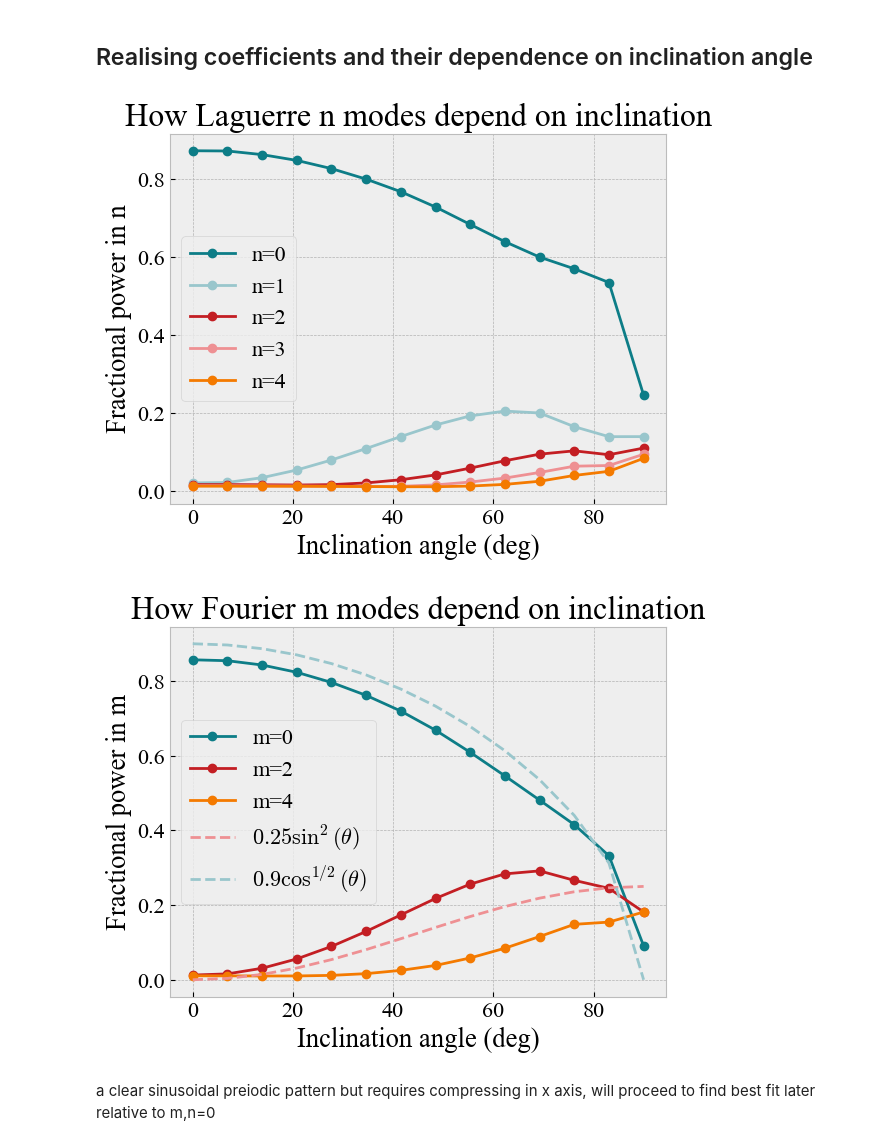
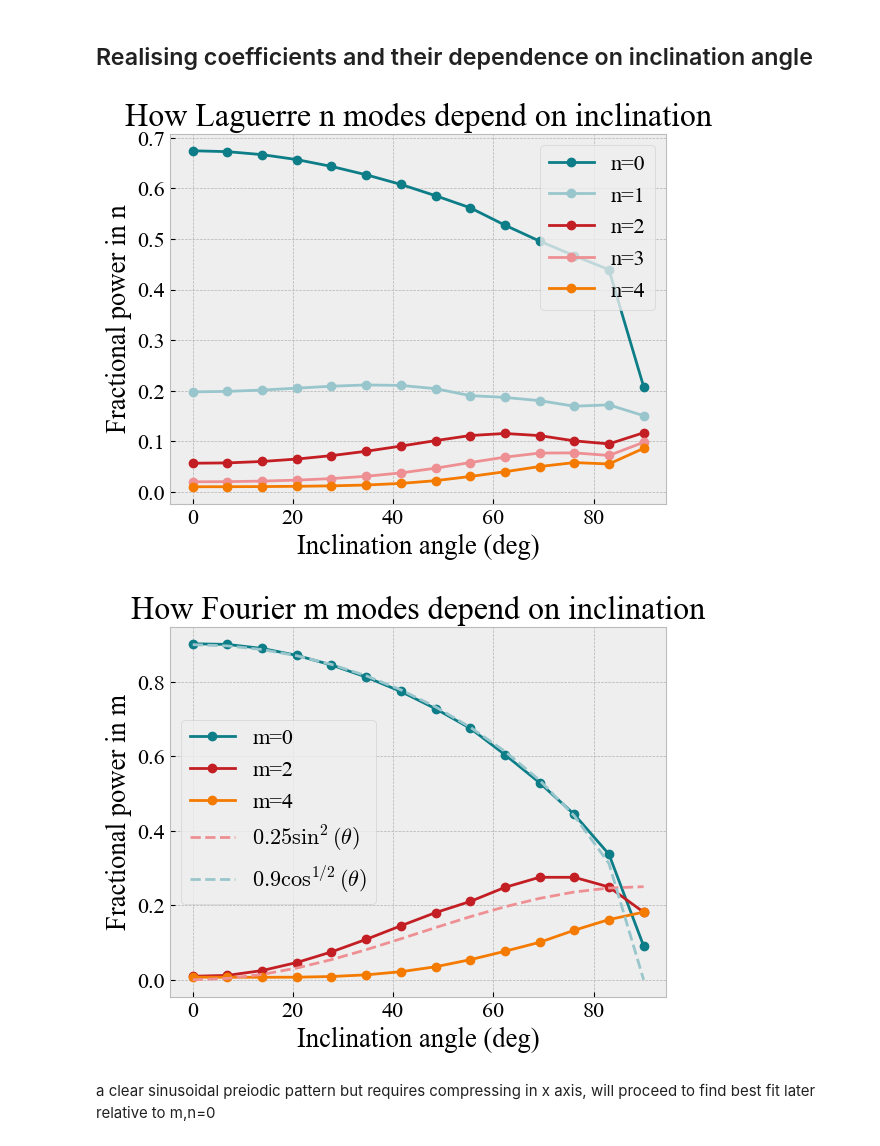
Before and after one commit to michael-petersen/GalaxyIncIinations, a Jupyter notebook: SimulatedGalaxiesAndExpansions.ipynb, the cells around one changed output. Drawn from its saved outputs; the diff is of its cells as text; code cells hidden in the pictures.

```diff
--- a/SimulatedGalaxiesAndExpansions.ipynb
+++ b/SimulatedGalaxiesAndExpansions.ipynb
@@ -129,7 +129,7 @@ plt.show() """
 # %%
 
 noise = 0.5
-inclinationvalue = 70.
+inclinationvalue = 40.
 
 D = DiscGalaxy(N=N, a=a)
 D.rotate_disc(inclinationvalue, 0, 0)
@@ -140,8 +140,8 @@ x_edges, y_edges = D.x_edges, D.y_edges
 
 #Finding the best expansion coefficients
 # We will try different mmax and nmax values to find the best fit to the original
-m_values = range(1, 5, 1) #vary m and n ranges to find the best fit
-n_values = range(1, 5, 1)
+m_values = range(1, 10, 1) #vary m and n ranges to find the best fit
+n_values = range(1, 10, 1)
 errors = []
 best_error = np.inf
 best_config = None
@@ -245,6 +245,10 @@ with h5py.File("example_galaxy.hdf5", "a") as f:
 #print(E.coscoefs)
 #print(E.sincoefs)
 
+rmax = 11.
+nbins = 512
+mmax = 10
+nmax = 10
 # Inclination angles to test, period of 90 degrees, 90 itself results in a fully inclined disc
 inclinations = [0, 30, 60, 85]
 
@@ -255,7 +259,7 @@ for idx, inc in enumerate(inclinations):
     D = DiscGalaxy(N=N, a=a)
     D.rotate_disc(inc, 0, 0)
     D.generate_image(rmax=rmax, nbins=nbins, noiselevel=0.)
-    E = D.make_pointexpansion(mmax, nmax, a)
+    E = D.make_pointexpansion(mmax, nmax, a*1.5)
 
     # Compute magnitude of coefficients
     coef_mag = np.sqrt(E.coscoefs**2 + E.sincoefs**2)
@@ -277,7 +281,7 @@ for inc in inclinations:
     D = DiscGalaxy(N=N, a=a)
     D.rotate_disc(inc, 0, 0)
     D.generate_image(rmax=rmax, nbins=nbins, noiselevel=0.)
-    E = D.make_pointexpansion(mmax, nmax, a)
+    E = D.make_pointexpansion(mmax, nmax, a*1.5)
 
     coef_mag = np.sqrt(E.coscoefs**2 + E.sincoefs**2)
     m_power = np.sum(coef_mag, axis=1)
@@ -303,35 +307,35 @@ for n in range(0,5,1):
     plt.plot(theta_deg,
              [r["fracn_power"][n] for r in results],
              marker='o', label=f"n={n}", color=colormap[n])
 
 # Overplot trigonometric functions
 """ plt.plot(theta_deg, 0.1*np.sin(theta_rad), '--', label=r'$0.1\sin(\theta)$')
 plt.plot(theta_deg, 0.1*np.sin(theta_rad)**2, '--', label=r'$0.1\sin^2(\theta)$')
 plt.plot(theta_deg, 0.65*np.cos(theta_rad)**2, '--', label=r'$0.65\cos^2(\theta)$')
 plt.plot(theta_deg, 0.65*np.cos(theta_rad), '--', label=r'$0.65\cos(\theta)$')
  """
 plt.xlabel("Inclination angle (deg)")
 plt.ylabel("Fractional power in n")
 plt.legend()
 plt.title("How Laguerre n modes depend on inclination")
 plt.show()
 
 for m in range(0,5,2):
     plt.plot(theta_deg,
              [r["fracm_power"][m] for r in results],
              marker='o', label=f"m={m}", color=colormap[m])
 
 # Overplot trigonometric functions
 plt.plot(theta_deg, 0.25*np.sin(theta_rad)**2, '--', label=r'$0.25\sin^2(\theta)$', color='#ee9093')
 plt.plot(theta_deg, 0.9*np.cos(theta_rad)**(1/2), '--', label=r'$0.9\cos^{1/2}(\theta)$', color='#99c6cc')
 plt.xlabel("Inclination angle (deg)")
 plt.ylabel("Fractional power in m")
 plt.legend()
 plt.title("How Fourier m modes depend on inclination")
 plt.show()
 # %% [output]
-[figure, old version]
+[figure, new version]
-[figure, old version]
+[figure, new version]
 # %% [markdown]
 a clear sinusoidal preiodic pattern but requires compressing in x axis, will proceed to find best fit later relative to m,n=0
 # %% [markdown]
```
Also changed, not shown: parts of 3 cells of this notebook, 15 other files.
